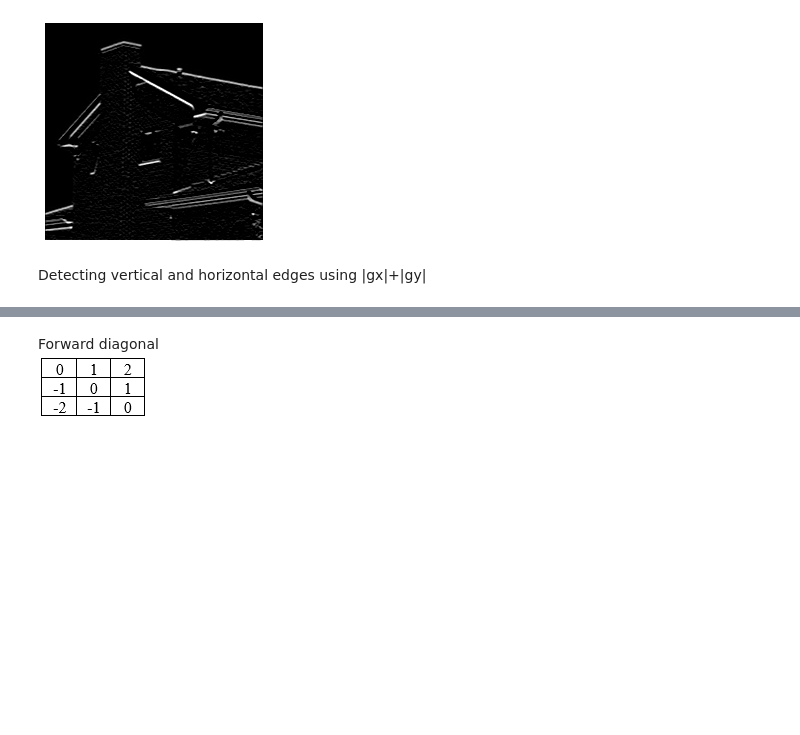
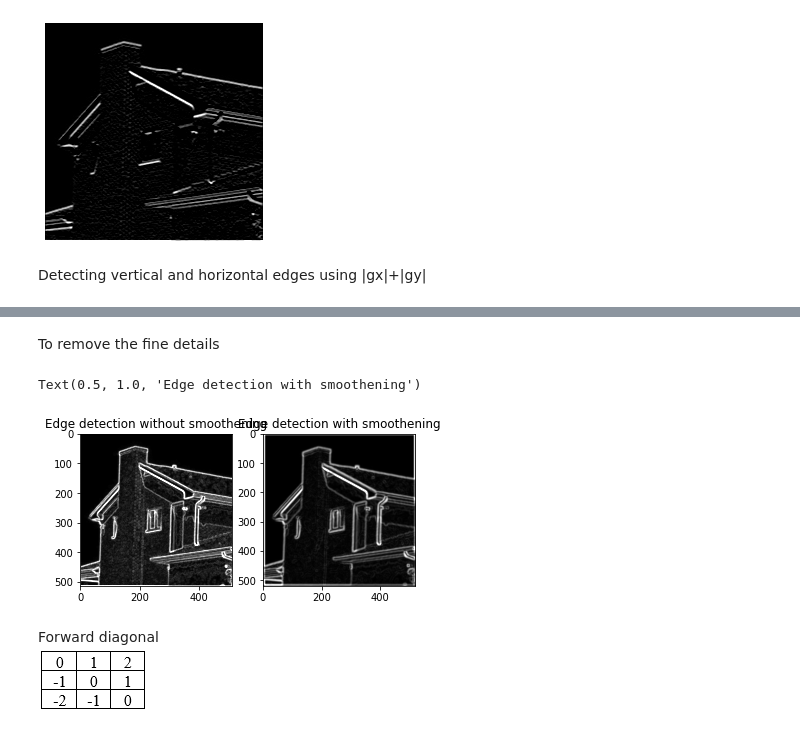
Before and after one commit to ChintzRuparel/Image-Processing, a Jupyter notebook: IP_Expt_6_C086.ipynb, the cells around one changed output, grey strips where cells are left out. Drawn from its saved outputs; the diff is of its cells as text; code cells hidden in the pictures; blank space fills up the shorter version.

```diff
--- a/IP_Expt_6_C086.ipynb
+++ b/IP_Expt_6_C086.ipynb
@@ -60,3 +62,25 @@ Detecting vertical and horizontal edges using |gx|+|gy|
+# %% [markdown]
+To remove the fine details
+# %%
+#Effect of smoothening and then performing edge detection
+#Smoothening
+mask = np.ones((7,7), dtype = int)
+mask_s = mask/49
+smooth = signal.convolve2d(img,mask_s)
+mask_h = [[-1, -2, -1], [0, 0, 0], [1, 2, 1]]
+hor1 = signal.convolve2d(smooth, mask_h)
+mask_v = [[-1, 0, 1], [-2, 0, 2], [-1, 0, 1]]
+vor = signal.convolve2d(smooth, mask_v)
+output = abs(hor1) + abs(vor)
+plt.subplot(121)
+plt.imshow(final, cmap = 'gray', vmin = 0, vmax = 255)
+plt.title('Edge detection without smoothening')
+plt.subplot(122)
+plt.imshow(output, cmap = 'gray', vmin = 0, vmax = 255)
+plt.title('Edge detection with smoothening')
+# %% [output]
+Text(0.5, 1.0, 'Edge detection with smoothening')
+[figure, added]
 # %% [markdown]
 Forward diagonal<br>
 ![image.png](embedded-picture-1)
```
Also changed, not shown: parts of 1 cell of this notebook.
